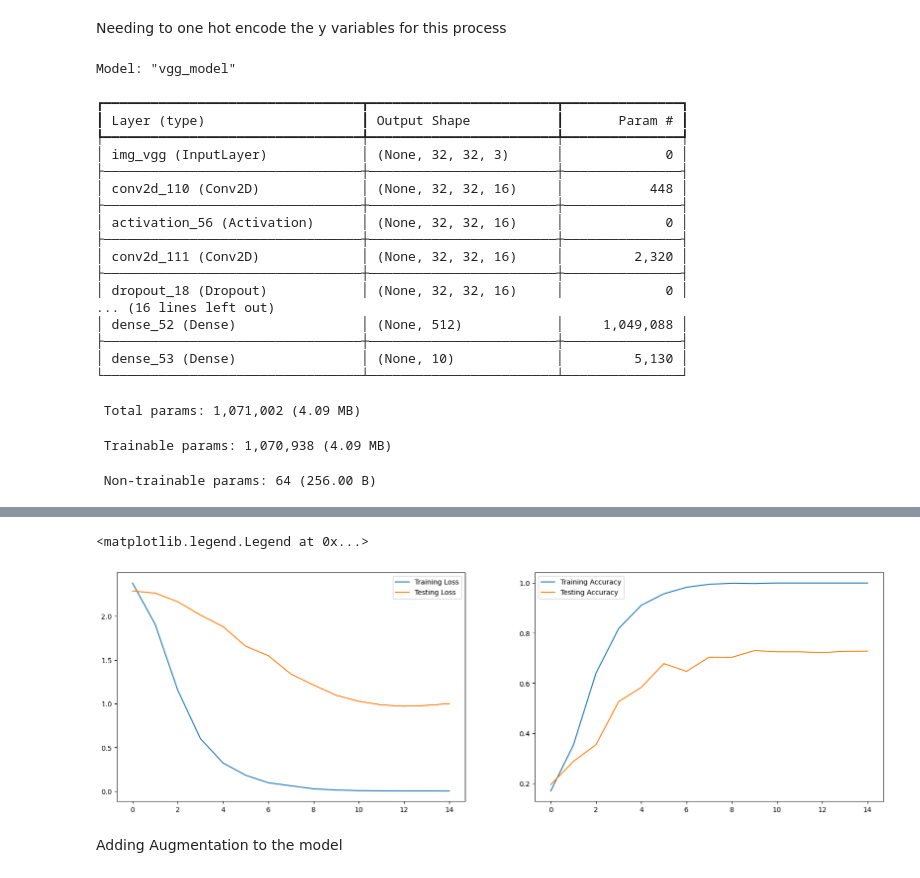
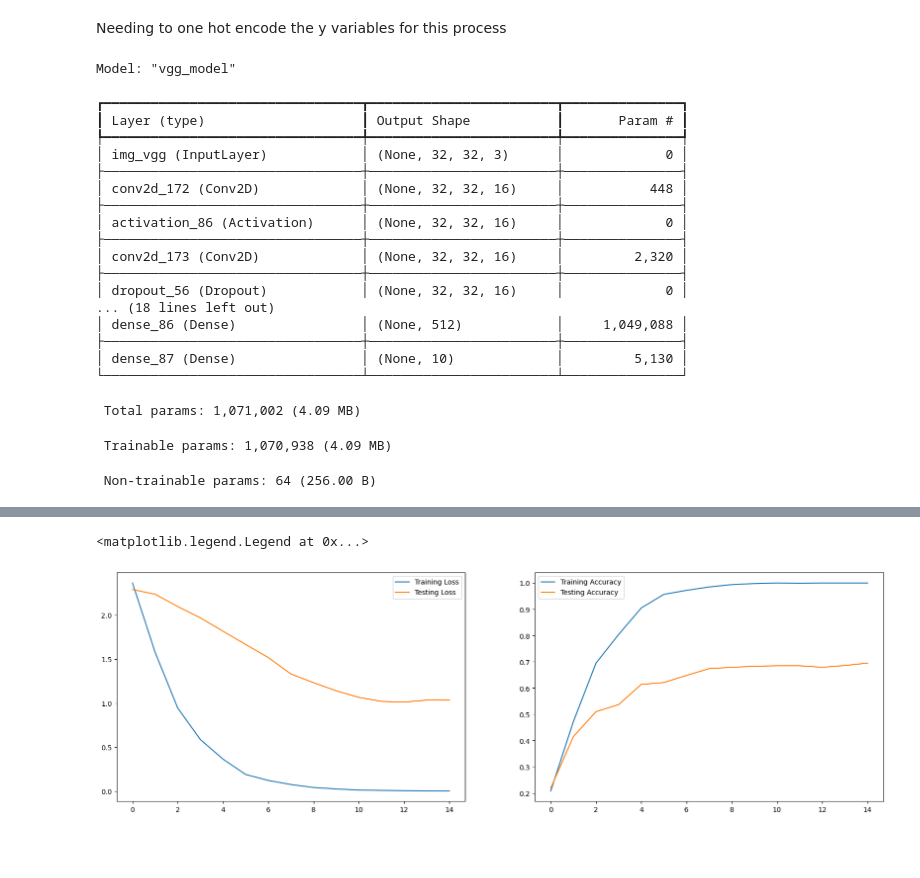
Before and after one commit to aidanlockwood20/CAB420-Codebase, a Jupyter notebook: Assessment/assignment_1a/assignment_1a.ipynb, the cells around one changed output, grey strips where cells are left out. Drawn from its saved outputs; the diff is of its cells as text; code cells hidden in the pictures; blank space fills up the shorter version.

```diff
--- a/Assessment/assignment_1a/assignment_1a.ipynb
+++ b/Assessment/assignment_1a/assignment_1a.ipynb
@@ -885,7 +1046,8 @@ max_pooling_layer_one = layers.MaxPooling2D((2, 2), padding='same')(dropout_laye
 conv2d_layer_three = layers.Conv2D(32, (3, 3), activation='relu', padding='same')(max_pooling_layer_one)
 activation_layer_two = layers.Activation('relu')(conv2d_layer_three)
 conv2d_layer_four = layers.Conv2D(32, (3, 3), activation='relu', padding='same')(activation_layer_two)
-max_pooling_layer_two = layers.MaxPooling2D((2, 2), padding='same')(conv2d_layer_four)
+dropout_layer_two = layers.Dropout(0.2)(conv2d_layer_four)
+max_pooling_layer_two = layers.MaxPooling2D((2, 2), padding='same')(dropout_layer_two)
 batch_norm_layer_one = layers.BatchNormalization()(max_pooling_layer_two)
 
 dense_layer_one = layers.Dense(512, activation='relu')(layers.Flatten()(batch_norm_layer_one))
@@ -900,17 +1062,17 @@ Model: "vgg_model"
 ┡━━━━━━━━━━━━━━━━━━━━━━━━━━━━━━━━━╇━━━━━━━━━━━━━━━━━━━━━━━━╇━━━━━━━━━━━━━━━┩
 │ img_vgg (InputLayer)            │ (None, 32, 32, 3)      │             0 │
 ├─────────────────────────────────┼────────────────────────┼───────────────┤
-│ conv2d_110 (Conv2D)             │ (None, 32, 32, 16)     │           448 │
+│ conv2d_172 (Conv2D)             │ (None, 32, 32, 16)     │           448 │
 ├─────────────────────────────────┼────────────────────────┼───────────────┤
-│ activation_56 (Activation)      │ (None, 32, 32, 16)     │             0 │
+│ activation_86 (Activation)      │ (None, 32, 32, 16)     │             0 │
 ├─────────────────────────────────┼────────────────────────┼───────────────┤
-│ conv2d_111 (Conv2D)             │ (None, 32, 32, 16)     │         2,320 │
+│ conv2d_173 (Conv2D)             │ (None, 32, 32, 16)     │         2,320 │
 ├─────────────────────────────────┼────────────────────────┼───────────────┤
-│ dropout_18 (Dropout)            │ (None, 32, 32, 16)     │             0 │
-... (16 lines left out)
-│ dense_52 (Dense)                │ (None, 512)            │     1,049,088 │
+│ dropout_56 (Dropout)            │ (None, 32, 32, 16)     │             0 │
+... (18 lines left out)
+│ dense_86 (Dense)                │ (None, 512)            │     1,049,088 │
 ├─────────────────────────────────┼────────────────────────┼───────────────┤
-│ dense_53 (Dense)                │ (None, 10)             │         5,130 │
+│ dense_87 (Dense)                │ (None, 10)             │         5,130 │
 └─────────────────────────────────┴────────────────────────┴───────────────┘
  Total params: 1,071,002 (4.09 MB)
  Trainable params: 1,070,938 (4.09 MB)
@@ -923,12 +1085,18 @@ model_vgg.compile(
     metrics = ['accuracy']
 )
 
+start_train = process_time()
+
 vgg_model_history = model_vgg.fit(
     X_q3_train, y_q3_train,
     batch_size = 32,
     epochs = 15,
     validation_data = (X_q3_val, y_q3_val)
 )
+
+finish_train = process_time()
+
+print(f'Training Time: {finish_train - start_train} seconds')
 
 # Plotting the results of training against the validation
 fig = plt.figure(figsize=[20, 6])
@@ -962,4 +1130,2 @@ Epoch 15/15
 <matplotlib.legend.Legend at 0x...>
-[figure, old version]
+[figure, new version]
-# %% [markdown]
-Adding Augmentation to the model
```
Also changed, not shown: parts of 44 cells of this notebook, 1 other file.
